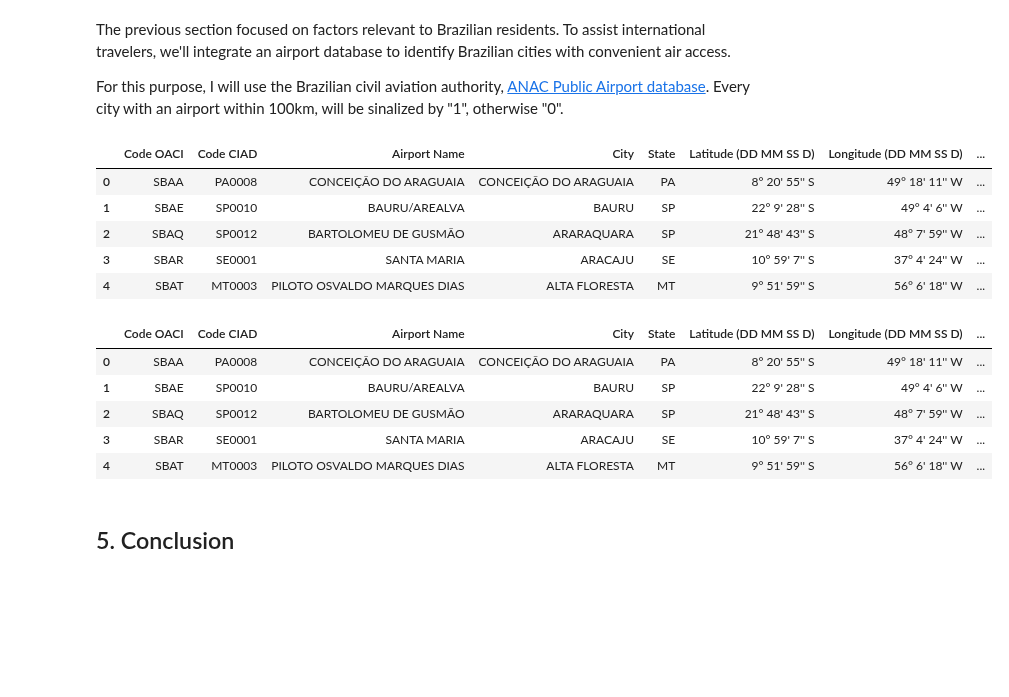
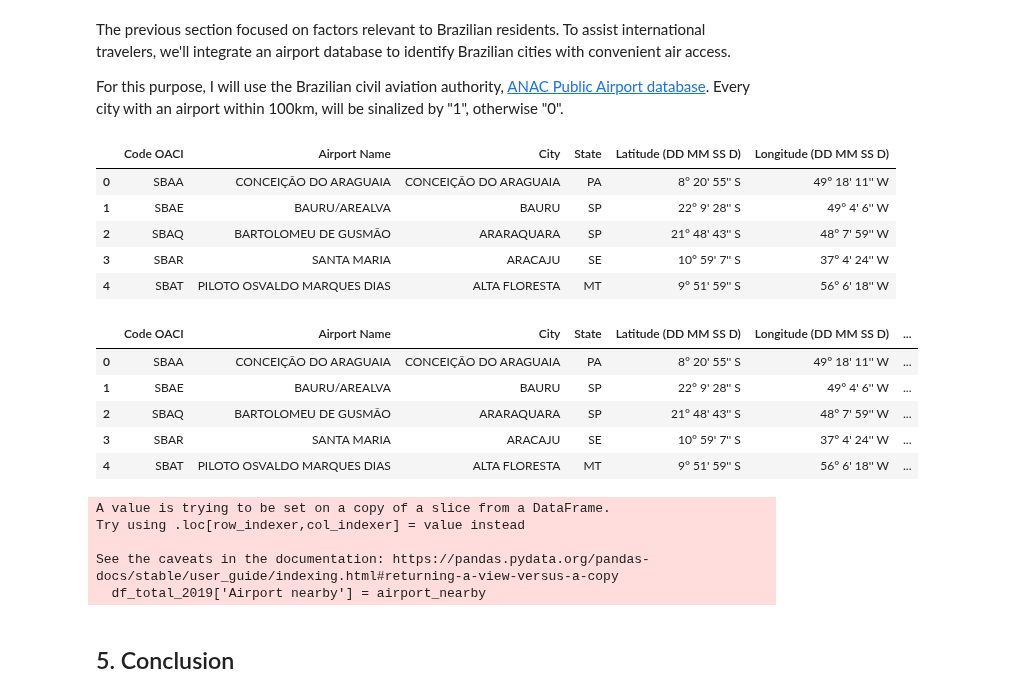
Before and after one commit to juhtolent/Brazil_Tourism, a Jupyter notebook: Data Analysis - Tourism.ipynb, the cells around one changed output. Drawn from its saved outputs; the diff is of its cells as text; code cells hidden in the pictures; blank space fills up the shorter version.

Commit message:
optimize formula

```diff
--- a/Data Analysis - Tourism.ipynb
+++ b/Data Analysis - Tourism.ipynb
@@ -575,35 +575,31 @@ For this purpose, I will use the Brazilian civil aviation authority, [ANAC Publi
 # %%
 df_airport = pd.read_excel(r"C:\Users\julia\Documents\GitHub\Brazil_Tourism\data\aerodromospublicos-12.xls",
                            header=2,
                            ## this database has several columns, so I'm choosing the columns
                            usecols=['CÓDIGO OACI',
-                                    'CIAD',
                                     'NOME',
                                     'MUNICÍPIO ATENDIDO',
                                     'UF',
                                     'LATITUDE',
-                                    'LONGITUDE',
-                                    'ALTITUDE'])
+                                    'LONGITUDE'])
 
 #renaming to english and standardizing
 df_airport.rename({
             'CÓDIGO OACI': 'Code OACI',
-            'CIAD': 'Code CIAD',
             'NOME': 'Airport Name',
             'MUNICÍPIO ATENDIDO': 'City',
             'UF': 'State',
             'LATITUDE':'Latitude (DD MM SS D)',
-            'LONGITUDE':'Longitude (DD MM SS D)',
-            'ALTITUDE': 'Altitude'}, axis='columns', inplace=True)
+            'LONGITUDE':'Longitude (DD MM SS D)'}, axis='columns', inplace=True)
 
 df_airport.head()
 # %% [output]
-|  | Code OACI | Code CIAD | Airport Name | City | State | Latitude (DD MM SS D) | Longitude (DD MM SS D) | ... |
-| 0 | SBAA | PA0008 | CONCEIÇÃO DO ARAGUAIA | CONCEIÇÃO DO ARAGUAIA | PA | 8° 20' 55'' S | 49° 18' 11'' W | ... |
-| 1 | SBAE | SP0010 | BAURU/AREALVA | BAURU | SP | 22° 9' 28'' S | 49° 4' 6'' W | ... |
-| 2 | SBAQ | SP0012 | BARTOLOMEU DE GUSMÃO | ARARAQUARA | SP | 21° 48' 43'' S | 48° 7' 59'' W | ... |
-| 3 | SBAR | SE0001 | SANTA MARIA | ARACAJU | SE | 10° 59' 7'' S | 37° 4' 24'' W | ... |
-| 4 | SBAT | MT0003 | PILOTO OSVALDO MARQUES DIAS | ALTA FLORESTA | MT | 9° 51' 59'' S | 56° 6' 18'' W | ... |
+|  | Code OACI | Airport Name | City | State | Latitude (DD MM SS D) | Longitude (DD MM SS D) |
+| 0 | SBAA | CONCEIÇÃO DO ARAGUAIA | CONCEIÇÃO DO ARAGUAIA | PA | 8° 20' 55'' S | 49° 18' 11'' W |
+| 1 | SBAE | BAURU/AREALVA | BAURU | SP | 22° 9' 28'' S | 49° 4' 6'' W |
+| 2 | SBAQ | BARTOLOMEU DE GUSMÃO | ARARAQUARA | SP | 21° 48' 43'' S | 48° 7' 59'' W |
+| 3 | SBAR | SANTA MARIA | ARACAJU | SE | 10° 59' 7'' S | 37° 4' 24'' W |
+| 4 | SBAT | PILOTO OSVALDO MARQUES DIAS | ALTA FLORESTA | MT | 9° 51' 59'' S | 56° 6' 18'' W |
 # %%
 def decimal_latlong(coordinate):
     #clean all white spaces
@@ -624,26 +620,38 @@ df_airport['Longitude (decimal degrees)'] = df_airport['Longitude (DD MM SS D)']
 
 df_airport.head()
 # %% [output]
-|  | Code OACI | Code CIAD | Airport Name | City | State | Latitude (DD MM SS D) | Longitude (DD MM SS D) | ... |
-| 0 | SBAA | PA0008 | CONCEIÇÃO DO ARAGUAIA | CONCEIÇÃO DO ARAGUAIA | PA | 8° 20' 55'' S | 49° 18' 11'' W | ... |
-| 1 | SBAE | SP0010 | BAURU/AREALVA | BAURU | SP | 22° 9' 28'' S | 49° 4' 6'' W | ... |
-| 2 | SBAQ | SP0012 | BARTOLOMEU DE GUSMÃO | ARARAQUARA | SP | 21° 48' 43'' S | 48° 7' 59'' W | ... |
-| 3 | SBAR | SE0001 | SANTA MARIA | ARACAJU | SE | 10° 59' 7'' S | 37° 4' 24'' W | ... |
-| 4 | SBAT | MT0003 | PILOTO OSVALDO MARQUES DIAS | ALTA FLORESTA | MT | 9° 51' 59'' S | 56° 6' 18'' W | ... |
+|  | Code OACI | Airport Name | City | State | Latitude (DD MM SS D) | Longitude (DD MM SS D) | ... |
+| 0 | SBAA | CONCEIÇÃO DO ARAGUAIA | CONCEIÇÃO DO ARAGUAIA | PA | 8° 20' 55'' S | 49° 18' 11'' W | ... |
+| 1 | SBAE | BAURU/AREALVA | BAURU | SP | 22° 9' 28'' S | 49° 4' 6'' W | ... |
+| 2 | SBAQ | BARTOLOMEU DE GUSMÃO | ARARAQUARA | SP | 21° 48' 43'' S | 48° 7' 59'' W | ... |
+| 3 | SBAR | SANTA MARIA | ARACAJU | SE | 10° 59' 7'' S | 37° 4' 24'' W | ... |
+| 4 | SBAT | PILOTO OSVALDO MARQUES DIAS | ALTA FLORESTA | MT | 9° 51' 59'' S | 56° 6' 18'' W | ... |
 # %%
+# seeing that from here on to the end of this script only the 2019 df will be used,
+# i will slice the df as to optimize the cloud usage
+df_total_2019 = df_total[df_total['Year'] == 2019]
+
 airport_nearby = []
-for ind in df_total.index:
-   lat_city = df_total['Latitude'].iloc[ind]
-   long_city = df_total['Longitude'].iloc[ind]
+for ind in df_total_2019.index:
+   lat_city = df_total_2019['Latitude'].iloc[ind]
+   long_city = df_total_2019['Longitude'].iloc[ind]
    list = []
    for ind_airport  in df_airport.index:
       lat_airport = df_airport['Latitude (decimal degrees)'].iloc[ind_airport]
       long_airport = df_airport['Longitude (decimal degrees)'].iloc[ind_airport]
       list.append(haversine_distance(lat_city,long_city,lat_airport,long_airport))
 
+      if min(list) < 100: break
+
    airport_nearby.append(1 if min(list) < 100 else 0)
 
-df_total['Airport nearby'] = airport_nearby
+df_total_2019['Airport nearby'] = airport_nearby
+# %% [output]
+A value is trying to be set on a copy of a slice from a DataFrame.
+Try using .loc[row_indexer,col_indexer] = value instead
+
+See the caveats in the documentation: https://pandas.pydata.org/pandas-docs/stable/user_guide/indexing.html#returning-a-view-versus-a-copy
+  df_total_2019['Airport nearby'] = airport_nearby
 # %% [markdown]
 ## 5. Conclusion
 # %% [markdown]
```
Also changed, not shown: parts of 1 cell of this notebook.
